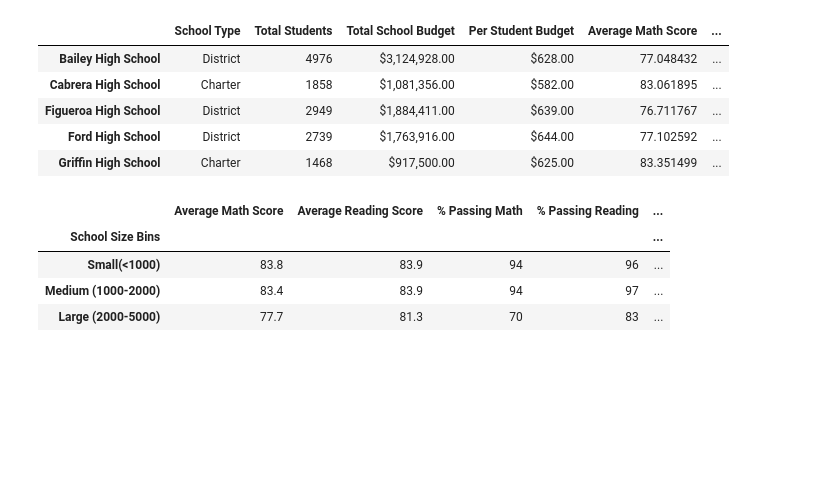
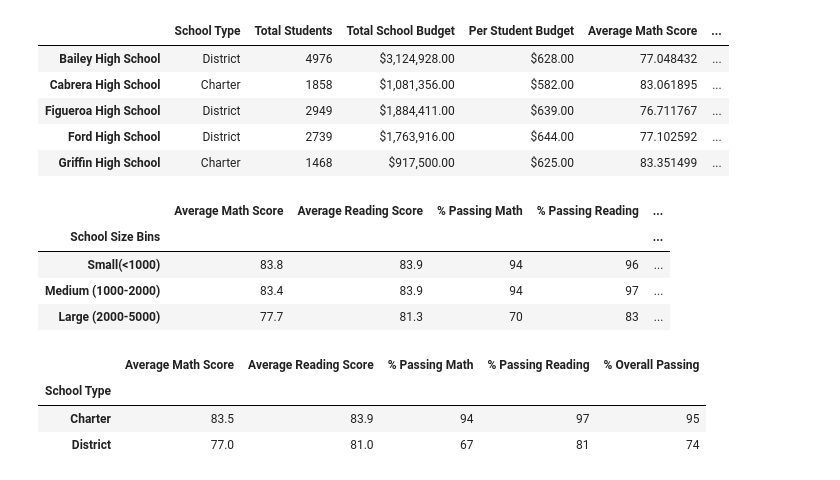
Before and after one commit to valeria100719/School_District_Analysis, a Jupyter notebook: PyCitySchools.ipynb, the cells around one changed output. Cells and saved outputs as stored; diff of their text form; code cells hidden in the pictures; blank space fills up the shorter version.

```diff
--- a/PyCitySchools.ipynb
+++ b/PyCitySchools.ipynb
@@ -640,5 +678,5 @@ dtype: float64
 # %%
 # Calculate the overall passing percentage.
-per_overall_passing_percentage = per_passing_math_reading / per_school_count * 100
-per_overall_passing_percentage
+overall_passing_percentage = overall_passing_math_reading_count / student_count * 100
+overall_passing_percentage
 # %% [output]
@@ -1127,3 +1176,22 @@ size_school_summary_df
 | Small(<1000) | 83.8 | 83.9 | 94 | 96 | ... |
 | Medium (1000-2000) | 83.4 | 83.9 | 94 | 97 | ... |
 | Large (2000-5000) | 77.7 | 81.3 | 70 | 83 | ... |
+# %%
+type_math_scores_Series = per_school_summary_df.groupby(["School Type"]).mean()["Average Math Score"]
+type_reading_scores_Series = per_school_summary_df.groupby(["School Type"]).mean()["Average Reading Score"]
+type_passing_math_Series = per_school_summary_df.groupby(["School Type"]).mean()["% Passing Math"]
+type_passing_reading_Series = per_school_summary_df.groupby(["School Type"]).mean()["% Passing Reading"]
+type_overall_passing_Series = (type_passing_math_Series + type_passing_reading_Series) / 2
+# %%
+
+type_school_summary_df = pd.DataFrame({"Average Math Score" : type_math_scores_Series.map('{:.1f}'.format),
+          "Average Reading Score": type_reading_scores_Series.map('{:.1f}'.format),
+          "% Passing Math": type_passing_math_Series.map('{:.0f}'.format),
+          "% Passing Reading": type_passing_reading_Series.map('{:.0f}'.format),
+          "% Overall Passing": type_overall_passing_Series.map('{:.0f}'.format)})
+type_school_summary_df
+# %% [output]
+|  | Average Math Score | Average Reading Score | % Passing Math | % Passing Reading | % Overall Passing |
+| School Type |  |  |  |  |  |
+| Charter | 83.5 | 83.9 | 94 | 97 | 95 |
+| District | 77.0 | 81.0 | 67 | 81 | 74 |
```
Also changed, not shown: parts of 10 cells of this notebook.
